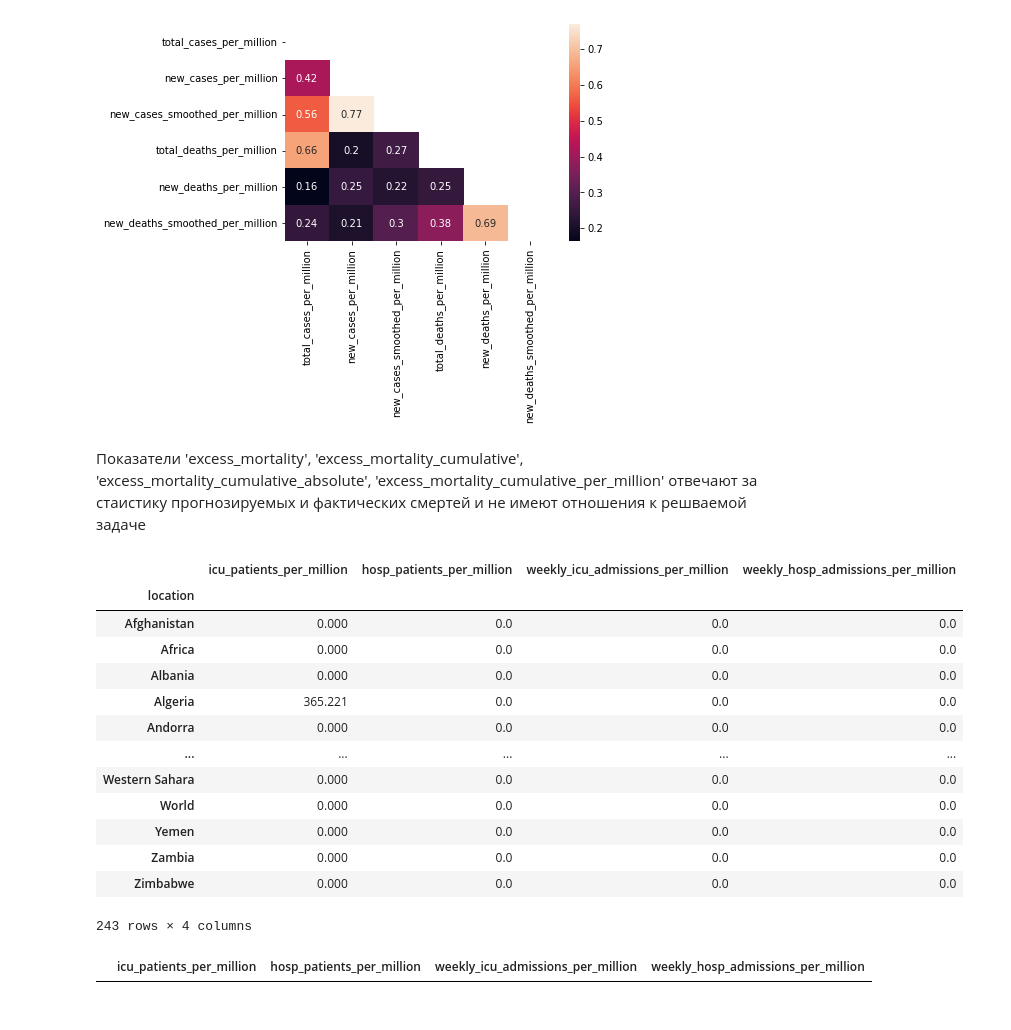
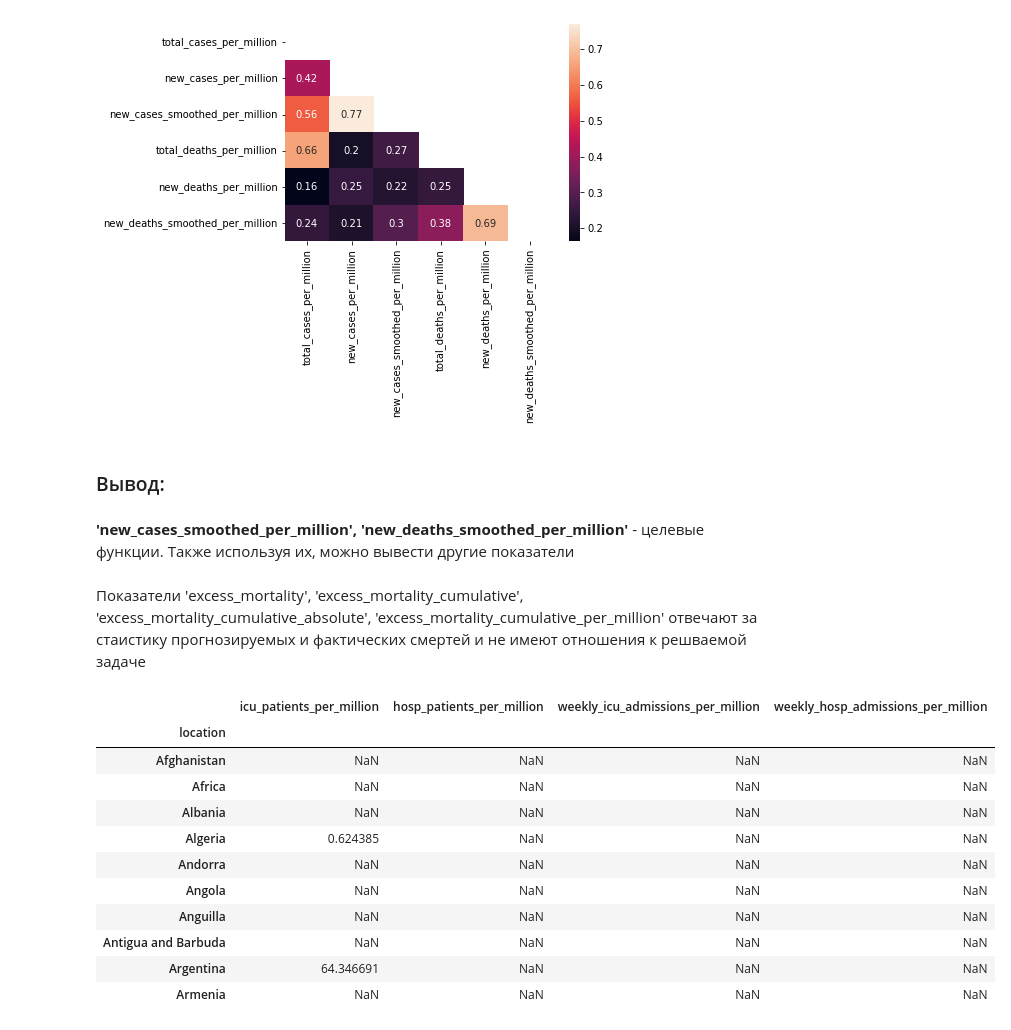
Before and after one commit to AraKchrUser/WS2022, a Jupyter notebook: project2/Session1.2.ipynb, the cells around one changed output. Saved outputs shown, nothing was run; the diff lists cells and outputs as text; code cells hidden in the pictures.

```diff
--- a/project2/Session1.2.ipynb
+++ b/project2/Session1.2.ipynb
@@ -76,29 +76,27 @@ sns.heatmap(data[columns].corr(), annot=True, mask=np.triu(data[columns].corr())
 # %% [output]
 <AxesSubplot:>
 [figure]
+# %% [markdown]
+### Вывод:
+# %% [markdown]
+**'new_cases_smoothed_per_million', 'new_deaths_smoothed_per_million'** - целевые функции. Также используя их, можно вывести другие показатели
 # %% [markdown]
 Показатели 'excess_mortality', 'excess_mortality_cumulative',
  'excess_mortality_cumulative_absolute', 'excess_mortality_cumulative_per_million' отвечают за стаистику прогнозируемых и фактических смертей и не имеют отношения к решваемой задаче
 # %%
 columns = ['icu_patients_per_million', 'hosp_patients_per_million',
            'weekly_icu_admissions_per_million', 'weekly_hosp_admissions_per_million']
-data.groupby('location')[columns].sum()
+data.groupby('location')[columns].mean().head(10)
 # %% [output]
 |  | icu_patients_per_million | hosp_patients_per_million | weekly_icu_admissions_per_million | weekly_hosp_admissions_per_million |
 | location |  |  |  |  |
-| Afghanistan | 0.000 | 0.0 | 0.0 | 0.0 |
-| Africa | 0.000 | 0.0 | 0.0 | 0.0 |
-| Albania | 0.000 | 0.0 | 0.0 | 0.0 |
-| Algeria | 365.221 | 0.0 | 0.0 | 0.0 |
-| Andorra | 0.000 | 0.0 | 0.0 | 0.0 |
-| ... | ... | ... | ... | ... |
-| Western Sahara | 0.000 | 0.0 | 0.0 | 0.0 |
-| World | 0.000 | 0.0 | 0.0 | 0.0 |
-| Yemen | 0.000 | 0.0 | 0.0 | 0.0 |
-| Zambia | 0.000 | 0.0 | 0.0 | 0.0 |
-| Zimbabwe | 0.000 | 0.0 | 0.0 | 0.0 |
+| Afghanistan | NaN | NaN | NaN | NaN |
+| Africa | NaN | NaN | NaN | NaN |
+| Albania | NaN | NaN | NaN | NaN |
+| Algeria | 0.624385 | NaN | NaN | NaN |
+| Andorra | NaN | NaN | NaN | NaN |
+| Angola | NaN | NaN | NaN | NaN |
+| Anguilla | NaN | NaN | NaN | NaN |
+| Antigua and Barbuda | NaN | NaN | NaN | NaN |
+| Argentina | 64.346691 | NaN | NaN | NaN |
+| Armenia | NaN | NaN | NaN | NaN |
-243 rows × 4 columns
-# %%
-data[data['location']=='Afghanistan'][columns].dropna()
-# %% [output]
-|  | icu_patients_per_million | hosp_patients_per_million | weekly_icu_admissions_per_million | weekly_hosp_admissions_per_million |
```
Also changed, not shown: parts of 24 cells of this notebook.
